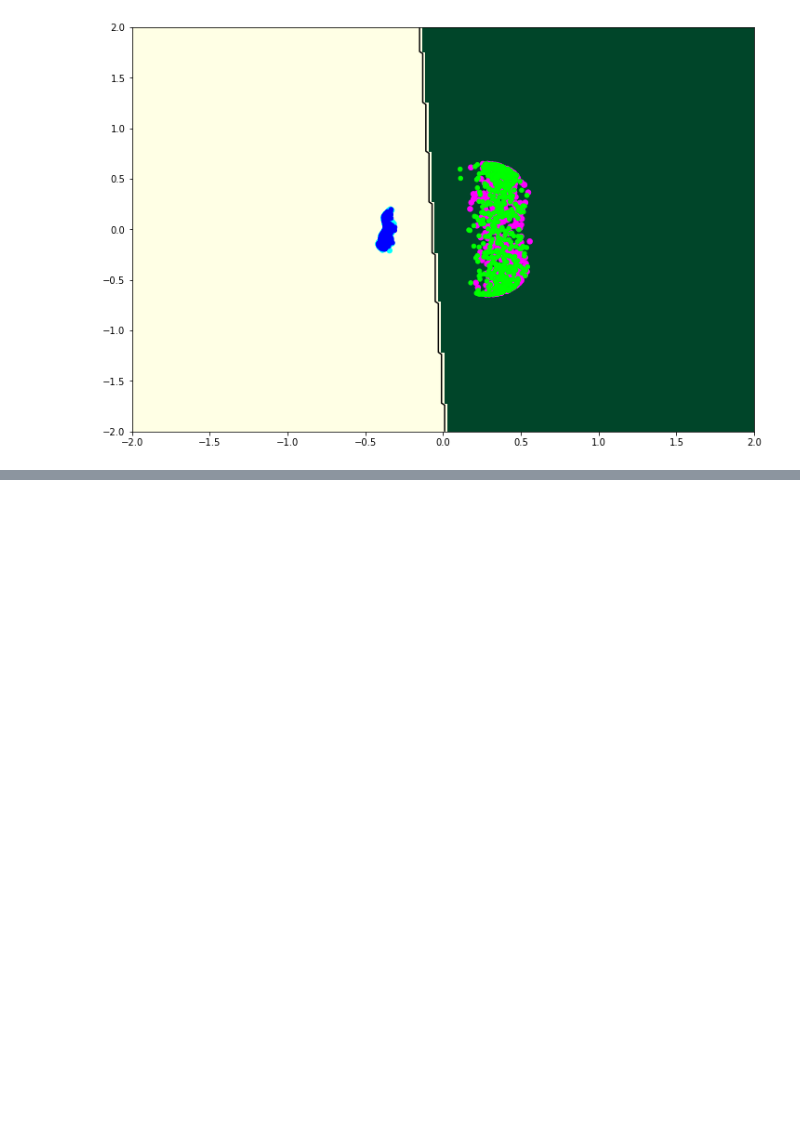
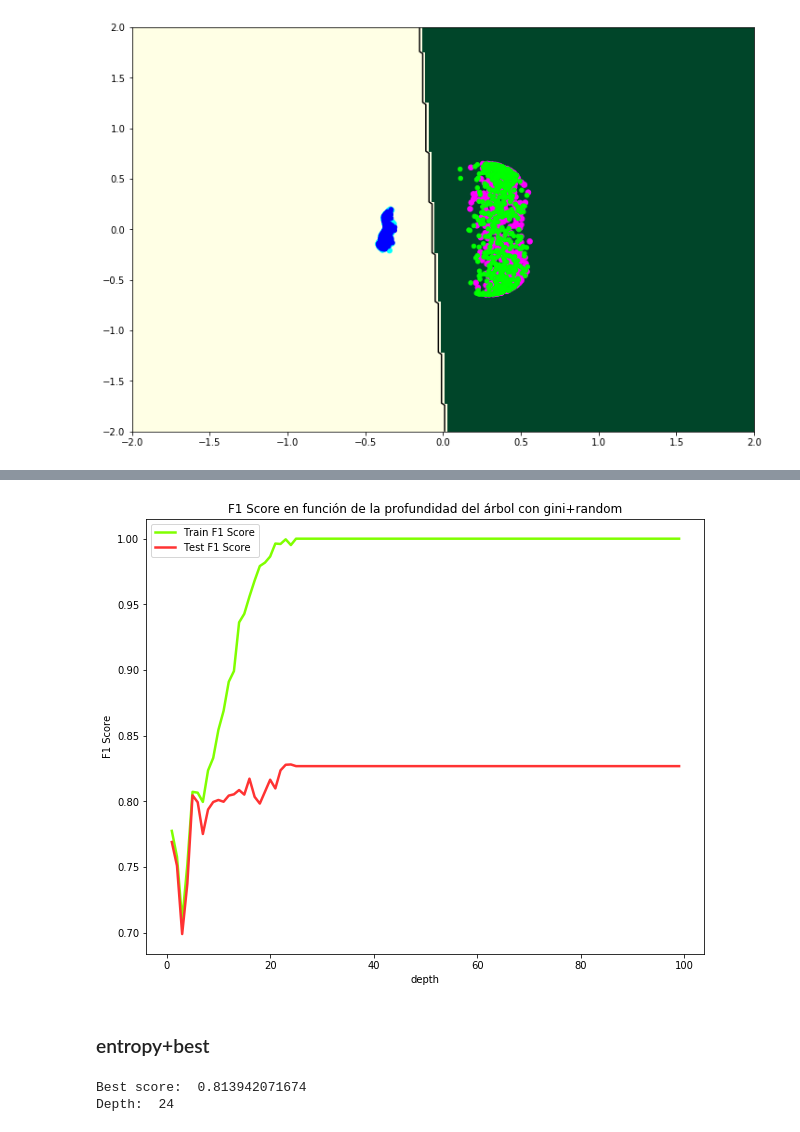
Before and after one commit to Proteuss/Tarea3-INF393, a Jupyter notebook: Tarea3-INF393.ipynb, the cells around one changed output, grey strips where cells are left out. Drawn from its saved outputs; the diff is of its cells as text; code cells hidden in the pictures; blank space fills up the shorter version.

```diff
--- a/Tarea3-INF393.ipynb
+++ b/Tarea3-INF393.ipynb
@@ -450,0 +564,22 @@ plot_classifier(model,Xkpca_train,Y_train,Xkpca_test,Y_test,'ann')
+# %%
+from sklearn.metrics import classification_report
+trainF1=[]
+testF1=[]
+depth=[]
+bestScore=0
+bestDepth=0
+for i in range(1,100):
+    clf=Tree(criterion='gini',splitter='random',random_state=44,max_depth=i)
+    clf.fit(xtrain,ytrain)
+    ytrain_predict=clf.predict(xtrain)
+    ytest_predict=clf.predict(xtest)
+    f1scoreTest=f1_score(ytest,ytest_predict)
+    testF1.append(f1scoreTest)
+    if(f1scoreTest>bestScore):
+        bestScore=f1scoreTest
+        bestDepth=i
+    trainF1.append(f1_score(ytrain,ytrain_predict))
+    depth.append(i)
+    classification_report(ytest,ytest_predict)
+print("Best score: ",bestScore)
+print("Depth: ",bestDepth)
@@ -450,0 +596,36 @@ plot_classifier(model,Xkpca_train,Y_train,Xkpca_test,Y_test,'ann')
+# %%
+plt.figure(figsize=(10, 8))
+plt.xlabel("depth")
+plt.ylabel("F1 Score")
+plt.title("F1 Score en función de la profundidad del árbol con gini+random")
+plt.plot(depth, trainF1, lw=2.5, color=(0.5,1,0), label='Train F1 Score')
+plt.plot(depth, testF1, lw=2.5, color=(1,0.2,0.2), label='Test F1 Score')
+plt.legend()
+plt.show()
+# %% [output]
+[figure, added]
+# %% [markdown]
+### entropy+best
+# %%
+trainF1=[]
+testF1=[]
+depth=[]
+bestScore=0
+bestDepth=0
+for i in range(1,100):
+    clf=Tree(criterion='entropy',splitter='best',random_state=44,max_depth=i)
+    clf.fit(xtrain,ytrain)
+    ytrain_predict=clf.predict(xtrain)
+    ytest_predict=clf.predict(xtest)
+    f1scoreTest=f1_score(ytest,ytest_predict)
+    testF1.append(f1scoreTest)
+    if(f1scoreTest>bestScore):
+        bestScore=f1scoreTest
+        bestDepth=i
+    trainF1.append(f1_score(ytrain,ytrain_predict))
+    depth.append(i)
+print("Best score: ",bestScore)
+print("Depth: ",bestDepth)
+# %% [output]
+Best score:  0.813942071674
+Depth:  24
```
Also changed, not shown: parts of 51 cells of this notebook, 5 other files.
